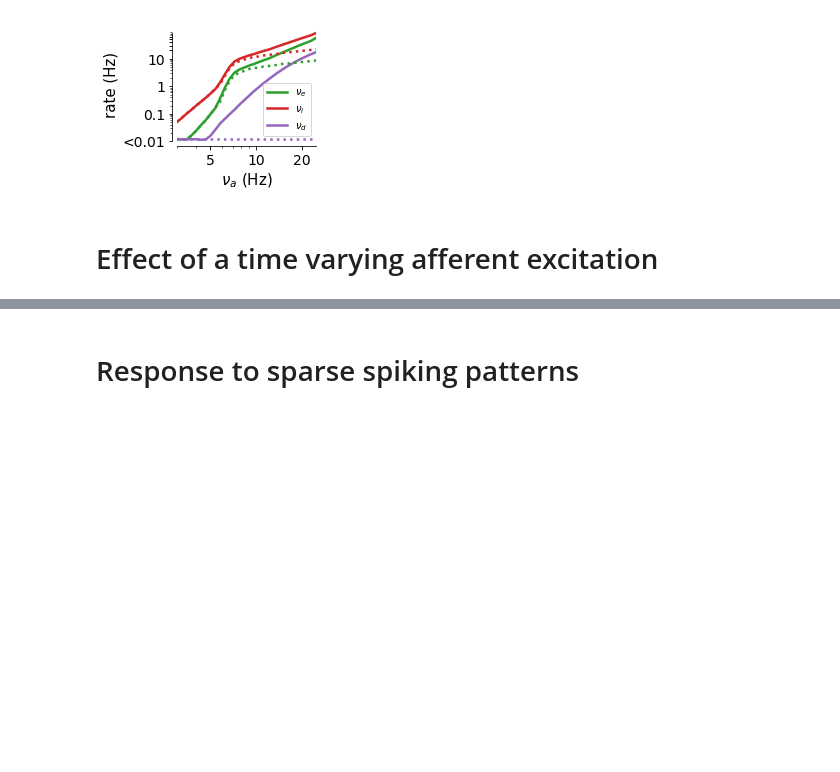
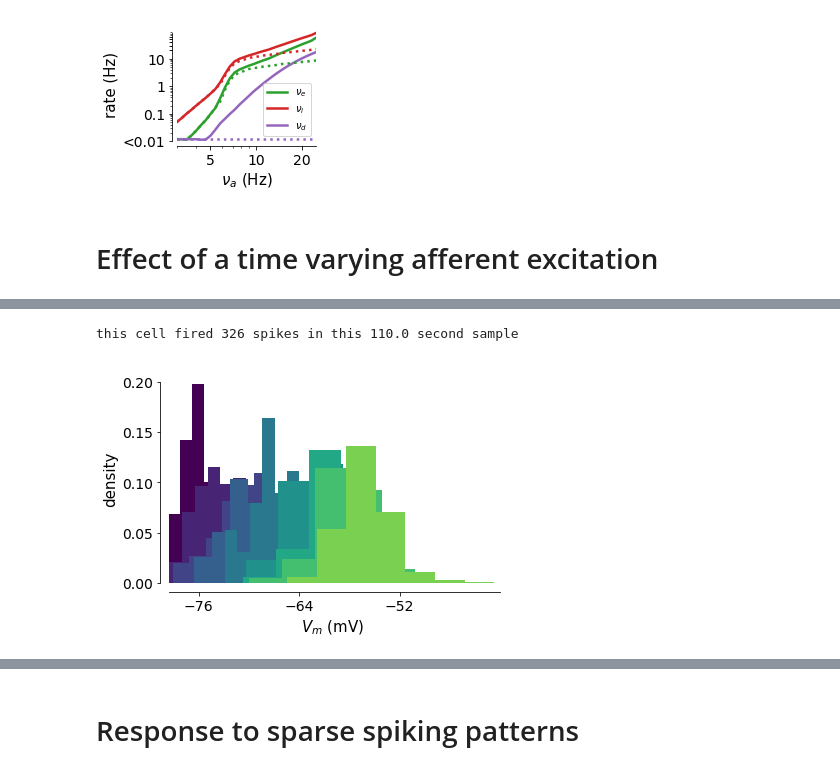
Before and after one commit to yzerlaut/notebook_papers, a Jupyter notebook: The_Spectrum_of_Asynch_Dynamics_2018.ipynb, the cells around one changed output, grey strips where cells are left out. Saved outputs shown, nothing was run; the diff lists cells and outputs as text; code cells hidden in the pictures; blank space fills up the shorter version.

```diff
--- a/The_Spectrum_of_Asynch_Dynamics_2018.ipynb
+++ b/The_Spectrum_of_Asynch_Dynamics_2018.ipynb
@@ -922,0 +895,15 @@ fig.savefig(desktop+'temp.svg')
+# %%
+# Here we construct a Namespace (to replace the argparse feature)
+# with the parameters of the analysis:
+
+class Namespace:
+    def __init__(self, **kwargs):
+        self.__dict__.update(kwargs)
+
+args = Namespace(percentile_for_freq_threshold=.5,
+                 subsampling_period=10e-3,
+                 window_freq=500e-3,
+                 window=300e-3,
+                 smoothing_for_freq=100e-3,
+                 sliding=50e-3,
+                 dataset='full', debug=False)
@@ -922,0 +1018,10 @@ fig.savefig(desktop+'temp.svg')
+# %%
+#  first, we get the spikes
+spike_threshold = -30
+ispikes = np.argwhere((data['Vm'][:-1]<spike_threshold) &\
+                     (data['Vm'][1:]>spike_threshold)).flatten()
+data['tspikes'] = data['t'][ispikes]
+print('this cell fired', len(ispikes), 'spikes in this',\
+      round(data['t'][-1]), 'second sample')
+# %% [output]
+this cell fired 326 spikes in this 110.0 second sample
@@ -922,0 +1072,9 @@ fig.savefig(desktop+'temp.svg')
+# %%
+# let's look at the distribution at different muV levels (color-coded)
+from matplotlib.cm import viridis
+for imuV in range(Npoints-1):
+    plt.hist(ANALYSIS['POOLED_DISTRIB'][imuV], normed=True, color=viridis(imuV/Npoints))
+set_plot(plt.gca(), xlabel='$V_m$ (mV)', ylabel='density',
+        xticks=[-52, -64, -76], xlim=[-80,-40])
+# %% [output]
+[figure, added]
```
Also changed, not shown: parts of 34 cells of this notebook.
